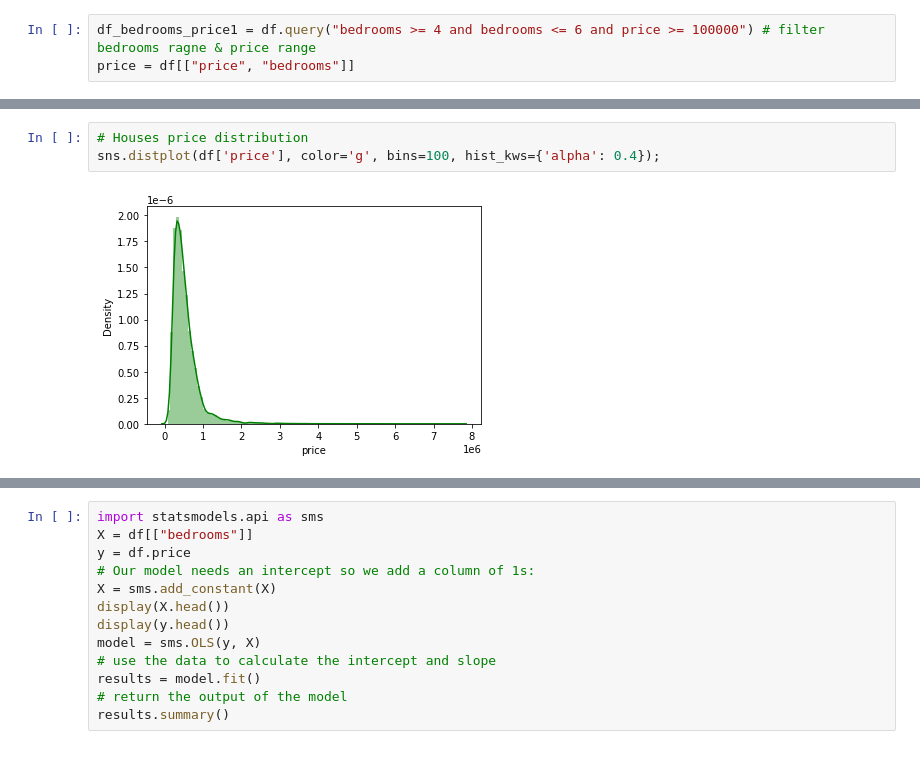
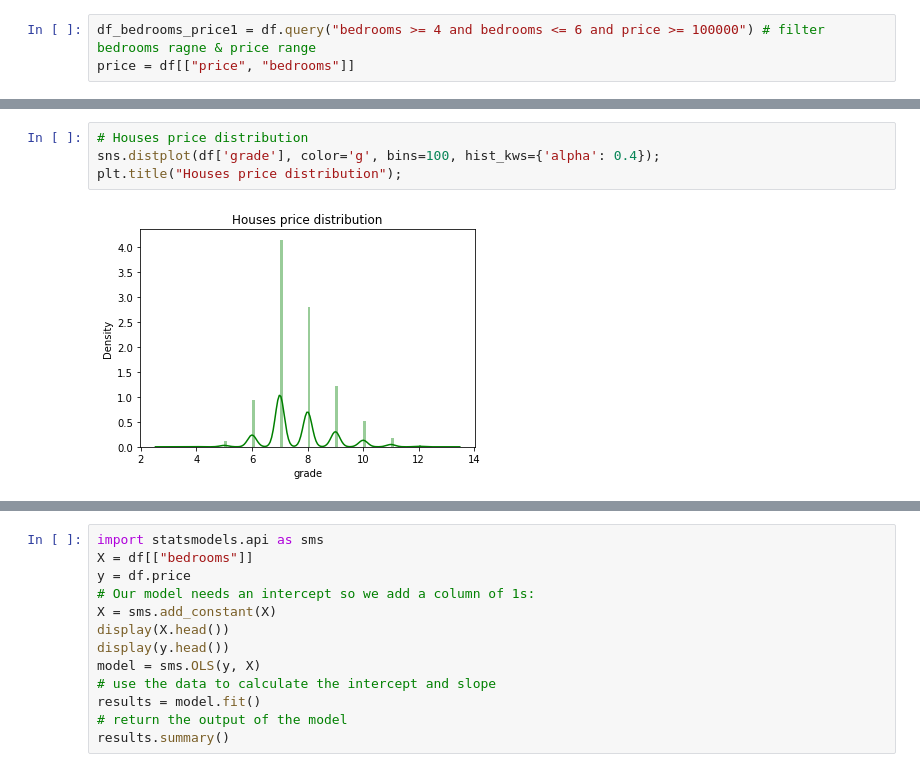
Before and after one commit to neuefische/First-Project--Joni, a Jupyter notebook: First-Project.ipynb, the cells around one changed output, grey strips where cells are left out. Saved outputs shown, nothing was run; the diff lists cells and outputs as text.

```diff
--- a/First-Project.ipynb
+++ b/First-Project.ipynb
@@ -53,5 +95,6 @@ all_bedrooms.plot.bar()
 # %%
 # Houses price distribution
-sns.distplot(df['price'], color='g', bins=100, hist_kws={'alpha': 0.4});
+sns.distplot(df['grade'], color='g', bins=100, hist_kws={'alpha': 0.4});
+plt.title("Houses price distribution");
 # %% [output]
-[figure, old version]
+[figure, new version]
```
Also changed, not shown: parts of 20 cells of this notebook.
